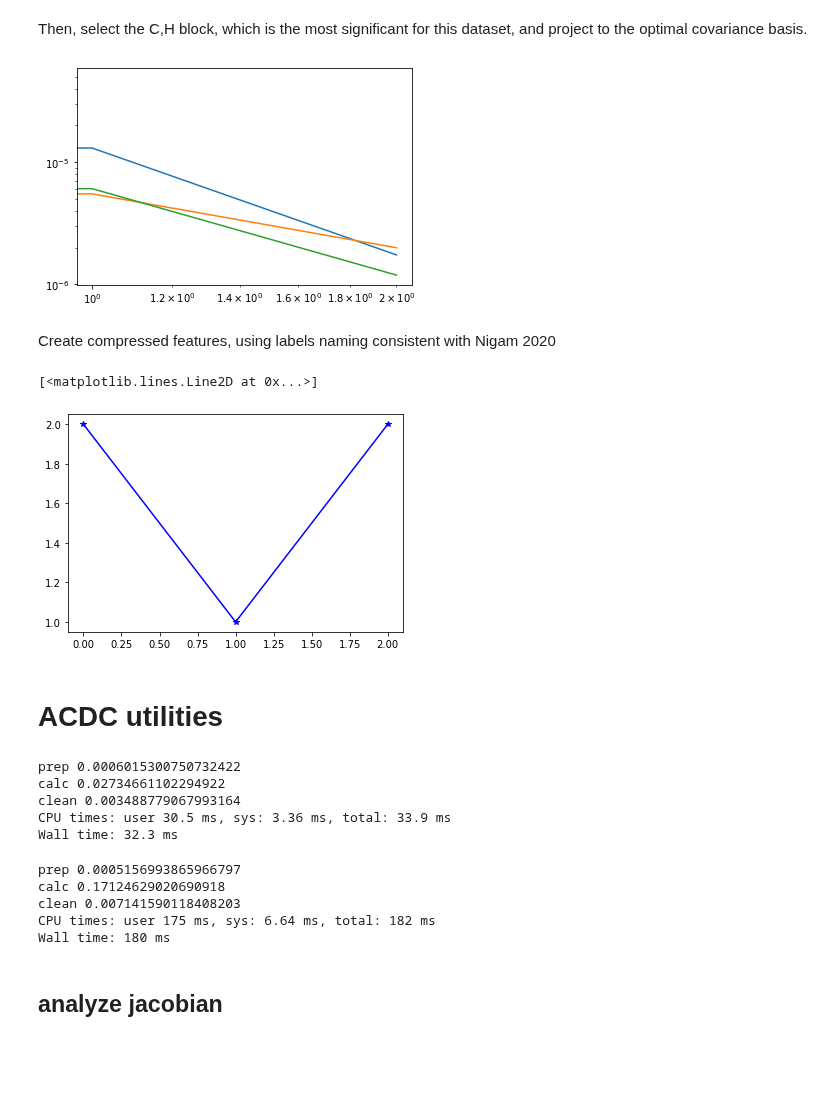
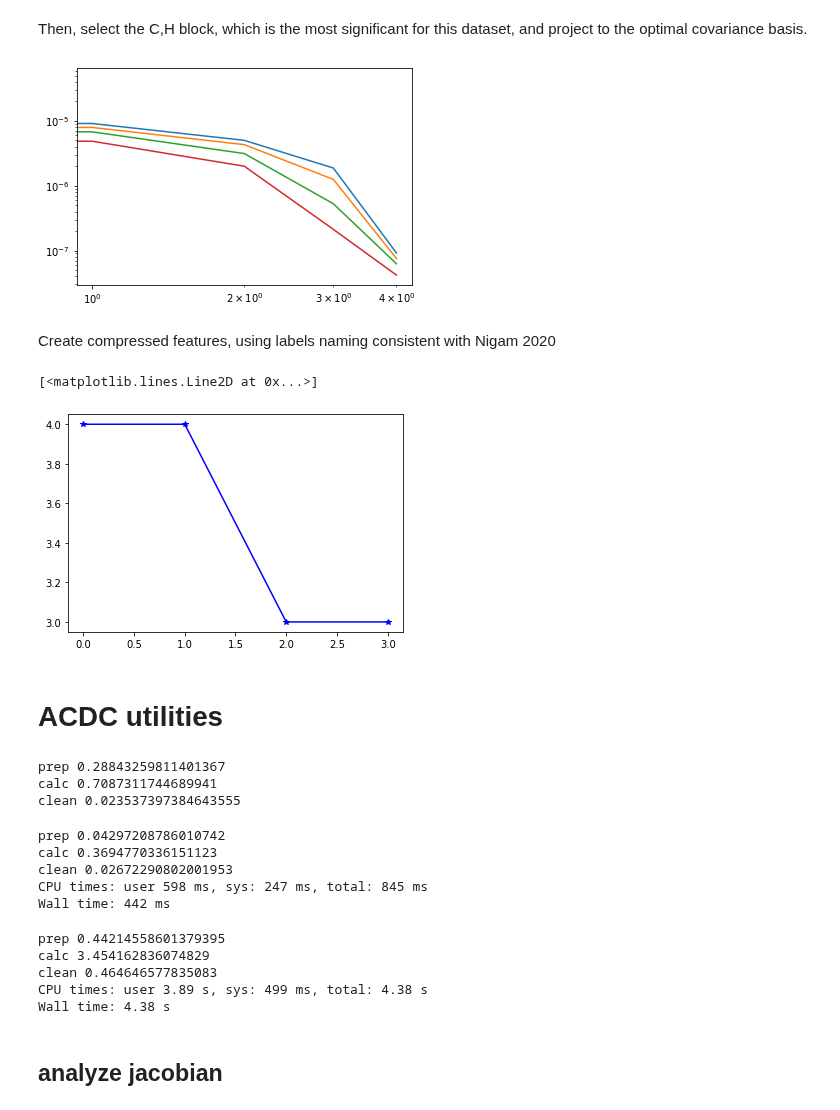
Before and after one commit to lab-cosmo/equistore-examples, a Jupyter notebook: acdc_iterations.ipynb, the cells around one changed output. Drawn from its saved outputs; the diff is of its cells as text; code cells hidden in the pictures; blank space fills up the shorter version.

```diff
--- a/acdc_iterations.ipynb
+++ b/acdc_iterations.ipynb
@@ -28,8 +25,8 @@ We start by computing the spherical expansion representation for a set of methan
 rascal_hypers = {
     "interaction_cutoff": 3.5,
     "cutoff_smooth_width": 0.5,
-    "max_radial": 3,
-    "max_angular": 2,
+    "max_radial": 5,
+    "max_angular": 3,
     "gaussian_sigma_type": "Constant",
     "compute_gradients":  True,
 }
@@ -37,7 +34,7 @@ rascal_hypers = {
 nmax, lmax = rascal_hypers["max_radial"], rascal_hypers["max_angular"]
 calculator = RascalSphericalExpansion(rascal_hypers)
 # %%
-frames = ase.io.read("./data/random-methane-10k.extxyz", "::1000")
+frames = ase.io.read("./data/random-methane-10k.extxyz", "::100")
 for f in frames:
     f.cell = [100,100,100]
     f.positions += 50
@@ -63,11 +60,11 @@ for index, block in density_expansion:
 for l in range(lmax+1):
     plt.loglog(opt_eva[l])
 # %% [output]
-[figure, old version]
+[figure, new version]
 # %% [markdown]
 Create compressed features, using labels naming consistent with Nigam 2020
 # %%
-sel_thresh = 6e-6
+sel_thresh = 1e-6
 blocks = []
 for l in range(lmax+1):
     n_selected = len(np.where(opt_eva[l] > sel_thresh)[0])
@@ -76,7 +73,7 @@ for l in range(lmax+1):
         data = de_block.values@opt_eve[l][:,:n_selected],
         samples = de_block.samples,
         components = Labels(["m"],np.asarray(range(-l,l+1), dtype=np.int32).reshape(-1,1)),
-        features = Labels(["n", "multiplicity"], np.asarray([[n, 1] for n in range(n_selected)], dtype=np.int32))
+        features = Labels(["n"], np.asarray([[n] for n in range(n_selected)], dtype=np.int32))
     )
     if rascal_hypers["compute_gradients"]:
         de_grad = de_block.gradient("positions")
@@ -87,7 +84,7 @@ for l in range(lmax+1):
         )
     blocks.append( block )
 # %%
-acdc_nu1 = Descriptor(sparse = Labels(names=["sigma", "lambda", "nu"],
+acdc_nu1 = Descriptor(sparse = Labels(names=["sigma", "lam", "nu"],
                                       values=np.asarray([[ 1, l, 1] for l in range(rascal_hypers["max_angular"]+1)], dtype=np.int32)),
                       blocks = blocks
                      )
@@ -94,8 +104,8 @@ acdc_nu1 = Descriptor(sparse = Labels(names=["sigma", "lambda", "nu"],
 # %%
-ln_nu1 = np.asarray([[s["lambda"], b.values.shape[-1]] for s,b in acdc_nu1 ])
+ln_nu1 = np.asarray([[s["lam"], b.values.shape[-1]] for s,b in acdc_nu1 ])
 plt.plot(ln_nu1[:,0], ln_nu1[:,1], 'b*-')
 # %% [output]
 [<matplotlib.lines.Line2D at 0x...>]
-[figure, old version]
+[figure, new version]
 # %% [markdown]
 # ACDC utilities
@@ -278 +327,7 @@ def acdc_combine(x_a, x_b, selected_features=None, feature_names=None, clebsch_g
+# %%
+x2 = acdc_combine(acdc_nu1, acdc_full_nu1, acdc_nu1, acdc_full_nu1)
+# %% [output]
+prep 0.28843259811401367
+calc 0.7087311744689941
+clean 0.023537397384643555
 # %%
@@ -288,22 +343,22 @@ def acdc_increment(x_nu, x_1, selected_features=None, clebsch_gordan=None):
 cg = ClebschGordanReal(lmax*3)
 # %%
 %%time
-acdc_nu2 = acdc_increment(acdc_nu1, acdc_nu1, clebsch_gordan=cg)
+acdc_nu2, acdc_full_nu2 = acdc_increment(acdc_nu1, acdc_full_nu1, acdc_nu1, acdc_full_nu1, clebsch_gordan=cg)
 # %% [output]
-prep 0.0006015300750732422
-calc 0.02734661102294922
-clean 0.003488779067993164
-CPU times: user 30.5 ms, sys: 3.36 ms, total: 33.9 ms
-Wall time: 32.3 ms
+prep 0.04297208786010742
+calc 0.3694770336151123
+clean 0.02672290802001953
+CPU times: user 598 ms, sys: 247 ms, total: 845 ms
+Wall time: 442 ms
 # %%
 %%time
-acdc_nu3 = acdc_increment(acdc_nu2, acdc_nu1, clebsch_gordan = cg)
+acdc_nu3, acdc_full_nu3 = acdc_increment(acdc_nu2, acdc_full_nu2, acdc_nu1, acdc_full_nu1, clebsch_gordan = cg)
 # %% [output]
-prep 0.0005156993865966797
-calc 0.17124629020690918
-clean 0.007141590118408203
-CPU times: user 175 ms, sys: 6.64 ms, total: 182 ms
-Wall time: 180 ms
+prep 0.44214558601379395
+calc 3.454162836074829
+clean 0.464646577835083
+CPU times: user 3.89 s, sys: 499 ms, total: 4.38 s
+Wall time: 4.38 s
 # %% [markdown]
 ## analyze jacobian
 # %% [markdown]
```
Also changed, not shown: parts of 45 cells of this notebook.
